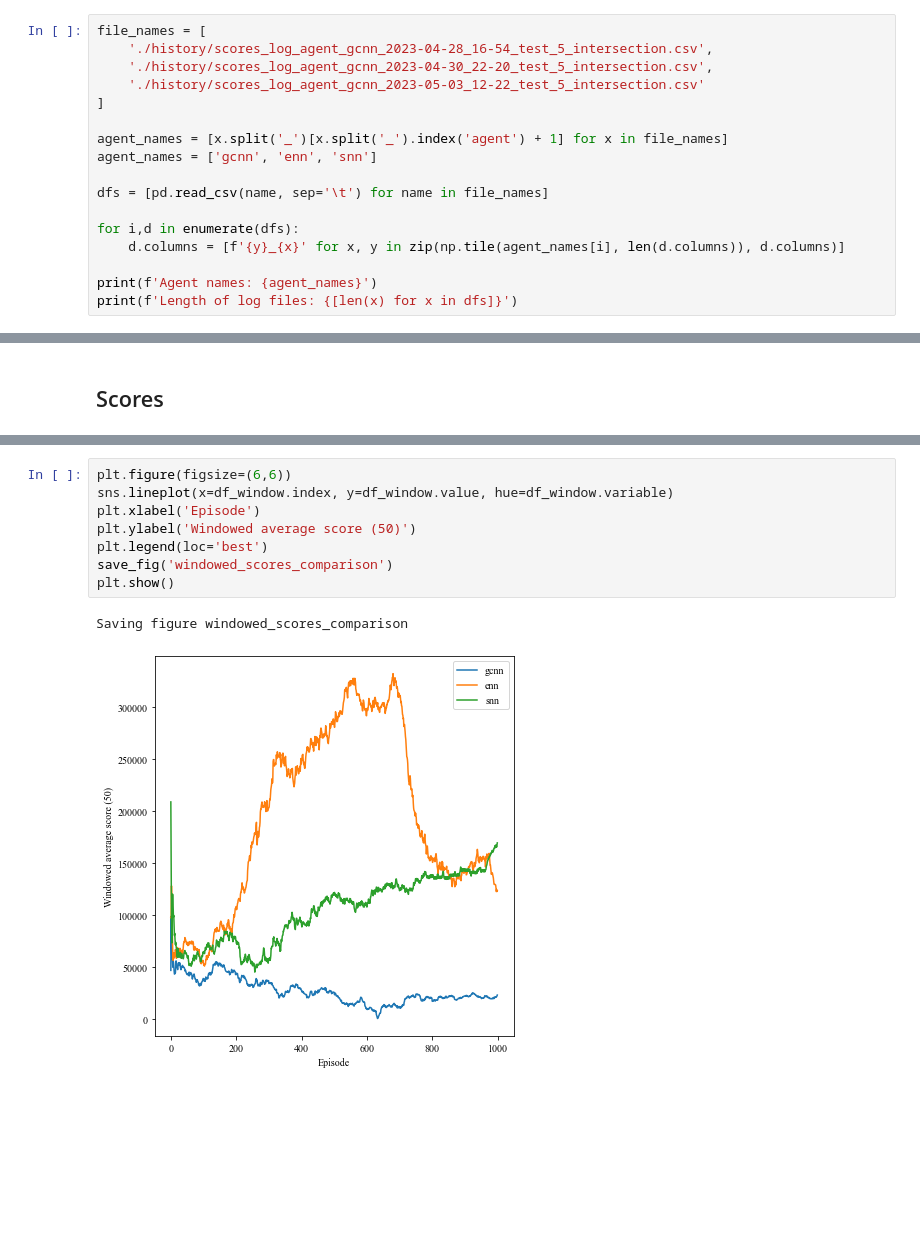
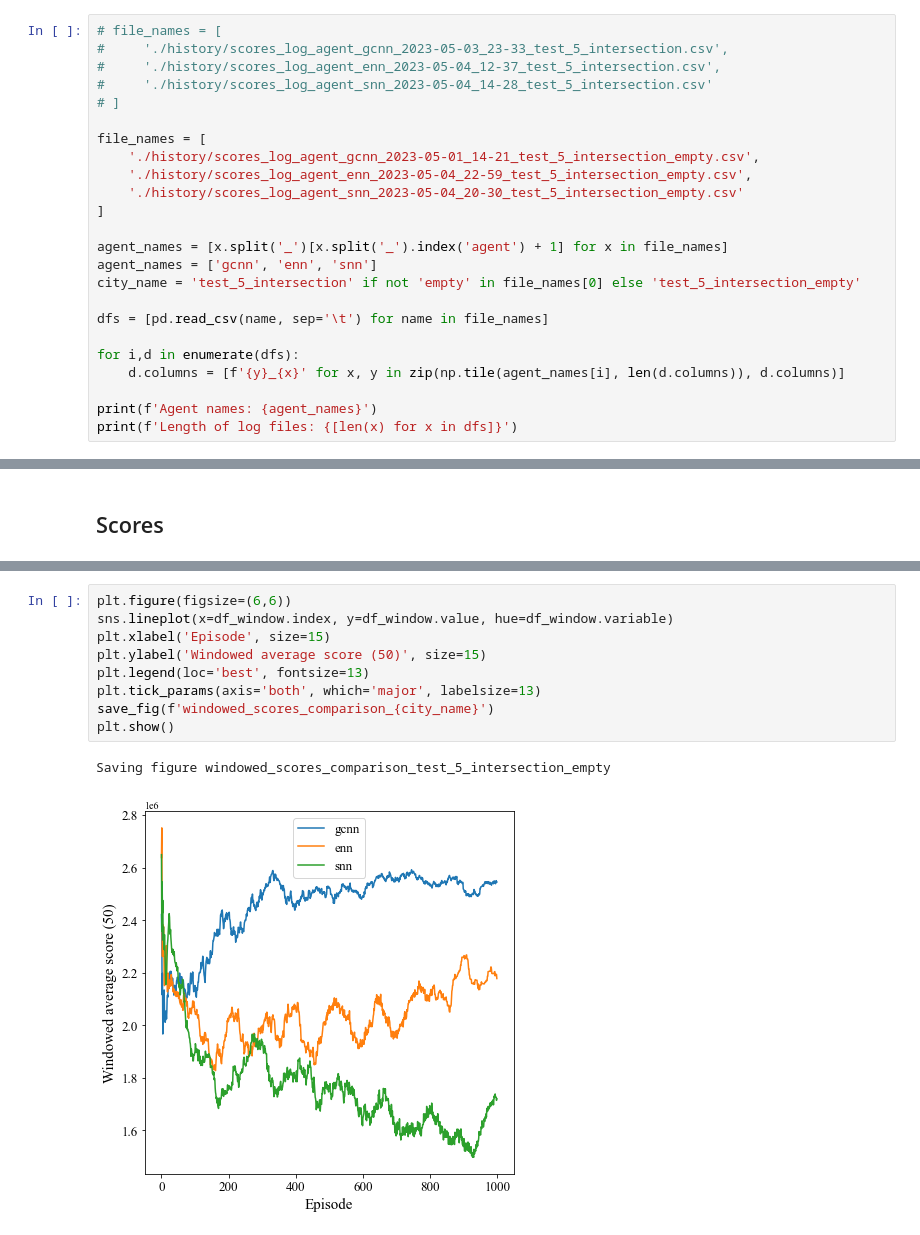
Before and after one commit to basictask/TrafficControl, a Jupyter notebook: logs/plot_scores_comparison.ipynb, the cells around one changed output, grey strips where cells are left out. Drawn from its saved outputs; the diff is of its cells as text; blank space fills up the shorter version.

```diff
--- a/logs/plot_scores_comparison.ipynb
+++ b/logs/plot_scores_comparison.ipynb
@@ -19,14 +19,21 @@ def save_fig(fig_id: str, tight_layout: bool = True, fig_extension: str = "png",
 # %% [markdown]
 # Reading data
 # %%
+# file_names = [
+#     './history/scores_log_agent_gcnn_2023-05-03_23-33_test_5_intersection.csv',
+#     './history/scores_log_agent_enn_2023-05-04_12-37_test_5_intersection.csv',
+#     './history/scores_log_agent_snn_2023-05-04_14-28_test_5_intersection.csv'
+# ]
+
 file_names = [
-    './history/scores_log_agent_gcnn_2023-04-28_16-54_test_5_intersection.csv',
-    './history/scores_log_agent_gcnn_2023-04-30_22-20_test_5_intersection.csv',
-    './history/scores_log_agent_gcnn_2023-05-03_12-22_test_5_intersection.csv'
+    './history/scores_log_agent_gcnn_2023-05-01_14-21_test_5_intersection_empty.csv',
+    './history/scores_log_agent_enn_2023-05-04_22-59_test_5_intersection_empty.csv',
+    './history/scores_log_agent_snn_2023-05-04_20-30_test_5_intersection_empty.csv'
 ]
 
 agent_names = [x.split('_')[x.split('_').index('agent') + 1] for x in file_names]
 agent_names = ['gcnn', 'enn', 'snn']
+city_name = 'test_5_intersection' if not 'empty' in file_names[0] else 'test_5_intersection_empty'
 
 dfs = [pd.read_csv(name, sep='\t') for name in file_names]
 
@@ -53,11 +77,12 @@ df_score = pd.melt(df_score, ignore_index=False)
 # %%
 plt.figure(figsize=(6,6))
 sns.lineplot(x=df_window.index, y=df_window.value, hue=df_window.variable)
-plt.xlabel('Episode')
-plt.ylabel('Windowed average score (50)')
-plt.legend(loc='best')
-save_fig('windowed_scores_comparison')
+plt.xlabel('Episode', size=15)
+plt.ylabel('Windowed average score (50)', size=15)
+plt.legend(loc='best', fontsize=13)
+plt.tick_params(axis='both', which='major', labelsize=13)
+save_fig(f'windowed_scores_comparison_{city_name}')
 plt.show()
 # %% [output]
-Saving figure windowed_scores_comparison
+Saving figure windowed_scores_comparison_test_5_intersection_empty
-[figure, old version]
+[figure, new version]
```
Also changed, not shown: parts of 3 cells of this notebook, 45 other files.
